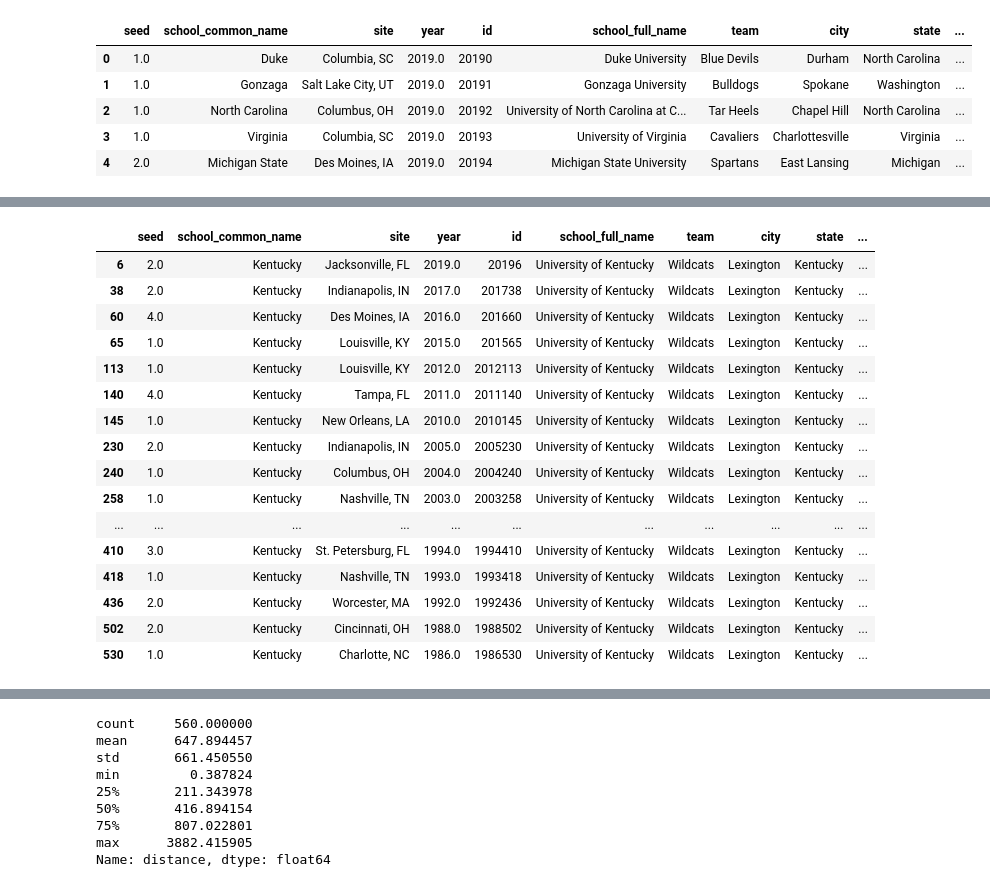
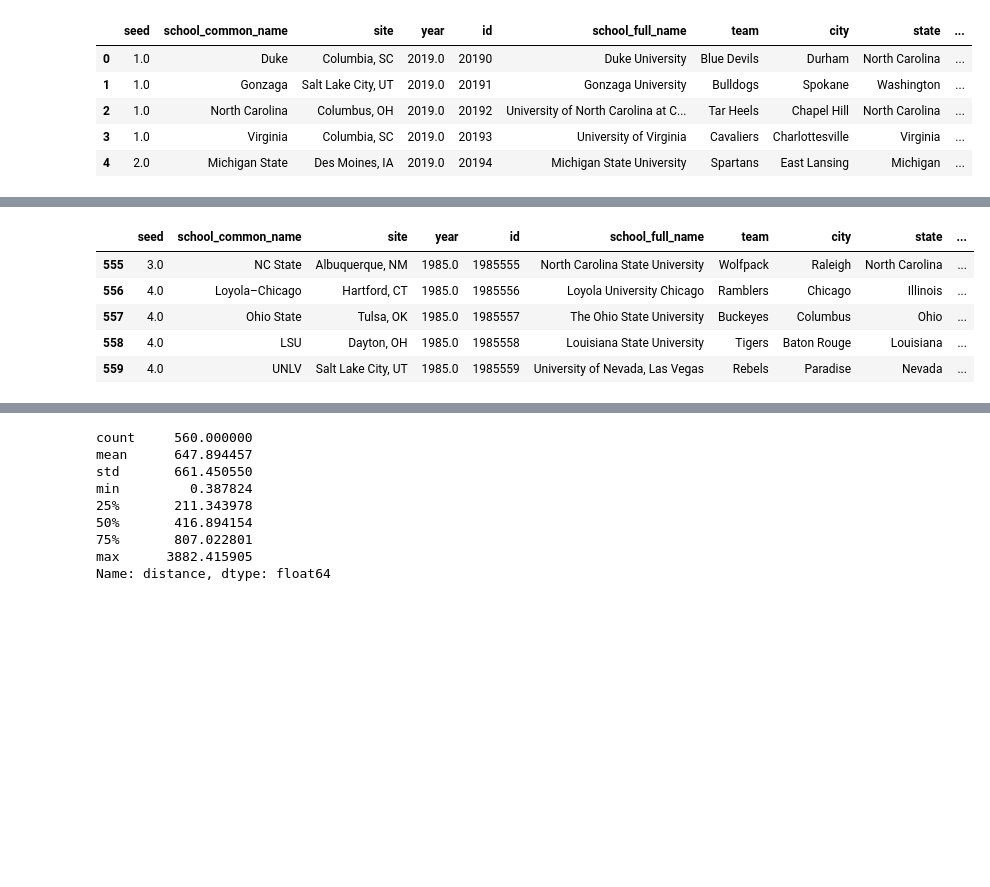
Before and after one commit to laurenoldham1202/final-project, a Jupyter notebook: notebooks/analysis.ipynb, the cells around one changed output, grey strips where cells are left out. Drawn from its saved outputs; the diff is of its cells as text; code cells hidden in the pictures; blank space fills up the shorter version.

Commit message:
Clean analysis notebook and add both unweighted and weighted distance aggregations

```diff
--- a/notebooks/analysis.ipynb
+++ b/notebooks/analysis.ipynb
@@ -14,15 +16,3 @@ display(data.head())
 | 2 | 1.0 | North Carolina | Columbus, OH | 2019.0 | 20192 | University of North Carolina at C... | Tar Heels | Chapel Hill | North Carolina | ... |
 | 3 | 1.0 | Virginia | Columbia, SC | 2019.0 | 20193 | University of Virginia | Cavaliers | Charlottesville | Virginia | ... |
 | 4 | 2.0 | Michigan State | Des Moines, IA | 2019.0 | 20194 | Michigan State University | Spartans | East Lansing | Michigan | ... |
-# %%
-# data.to_json('../data/cleaned/tourney-data.json', orient='records')
-# data['weighted_dist'] = []
-weights = {1: 1, 2: 0.75, 3: 0.5, 4: 0.25}
-weightedMean = []
-for i, dist in enumerate(data.distance):
-#     print(dist)
-#     print(weights[data.seed[i]])
-    weightedMean.append(dist * weights[data.seed[i]])
-weightedMean
-data['weightedDist'] = weightedMean
-data
@@ -43,20 +23,19 @@ data
+# %%
+# dictionary of weights - seeds are keys, weights are values
+weights = {1: 1, 2: 0.75, 3: 0.5, 4: 0.25}
+
+# loop through distances and apply weights based on the associated seed value
+weightedDistance = [dist * weights[data.seed[i]] for i, dist in enumerate(data.distance)]
+
+# add weighted distance column to dataframe
+data['weightedDist'] = weightedDistance
+data.tail()
+# %% [output]
+|  | seed | school_common_name | site | year | id | school_full_name | team | city | state | ... |
+| 555 | 3.0 | NC State | Albuquerque, NM | 1985.0 | 1985555 | North Carolina State University | Wolfpack | Raleigh | North Carolina | ... |
+| 556 | 4.0 | Loyola–Chicago | Hartford, CT | 1985.0 | 1985556 | Loyola University Chicago | Ramblers | Chicago | Illinois | ... |
+| 557 | 4.0 | Ohio State | Tulsa, OK | 1985.0 | 1985557 | The Ohio State University | Buckeyes | Columbus | Ohio | ... |
+| 558 | 4.0 | LSU | Dayton, OH | 1985.0 | 1985558 | Louisiana State University | Tigers | Baton Rouge | Louisiana | ... |
+| 559 | 4.0 | UNLV | Salt Lake City, UT | 1985.0 | 1985559 | University of Nevada, Las Vegas | Rebels | Paradise | Nevada | ... |
 # %%
-data.loc[data.school_common_name == 'Kentucky']
+# data.loc[data.school_common_name == 'Kentucky']
-# %% [output]
-|  | seed | school_common_name | site | year | id | school_full_name | team | city | state | ... |
-| 6 | 2.0 | Kentucky | Jacksonville, FL | 2019.0 | 20196 | University of Kentucky | Wildcats | Lexington | Kentucky | ... |
-| 38 | 2.0 | Kentucky | Indianapolis, IN | 2017.0 | 201738 | University of Kentucky | Wildcats | Lexington | Kentucky | ... |
-| 60 | 4.0 | Kentucky | Des Moines, IA | 2016.0 | 201660 | University of Kentucky | Wildcats | Lexington | Kentucky | ... |
-| 65 | 1.0 | Kentucky | Louisville, KY | 2015.0 | 201565 | University of Kentucky | Wildcats | Lexington | Kentucky | ... |
-| 113 | 1.0 | Kentucky | Louisville, KY | 2012.0 | 2012113 | University of Kentucky | Wildcats | Lexington | Kentucky | ... |
-| 140 | 4.0 | Kentucky | Tampa, FL | 2011.0 | 2011140 | University of Kentucky | Wildcats | Lexington | Kentucky | ... |
-| 145 | 1.0 | Kentucky | New Orleans, LA | 2010.0 | 2010145 | University of Kentucky | Wildcats | Lexington | Kentucky | ... |
-| 230 | 2.0 | Kentucky | Indianapolis, IN | 2005.0 | 2005230 | University of Kentucky | Wildcats | Lexington | Kentucky | ... |
-| 240 | 1.0 | Kentucky | Columbus, OH | 2004.0 | 2004240 | University of Kentucky | Wildcats | Lexington | Kentucky | ... |
-| 258 | 1.0 | Kentucky | Nashville, TN | 2003.0 | 2003258 | University of Kentucky | Wildcats | Lexington | Kentucky | ... |
-| ... | ... | ... | ... | ... | ... | ... | ... | ... | ... | ... |
-| 410 | 3.0 | Kentucky | St. Petersburg, FL | 1994.0 | 1994410 | University of Kentucky | Wildcats | Lexington | Kentucky | ... |
-| 418 | 1.0 | Kentucky | Nashville, TN | 1993.0 | 1993418 | University of Kentucky | Wildcats | Lexington | Kentucky | ... |
-| 436 | 2.0 | Kentucky | Worcester, MA | 1992.0 | 1992436 | University of Kentucky | Wildcats | Lexington | Kentucky | ... |
-| 502 | 2.0 | Kentucky | Cincinnati, OH | 1988.0 | 1988502 | University of Kentucky | Wildcats | Lexington | Kentucky | ... |
-| 530 | 1.0 | Kentucky | Charlotte, NC | 1986.0 | 1986530 | University of Kentucky | Wildcats | Lexington | Kentucky | ... |
```
Also changed, not shown: parts of 20 cells of this notebook, 8 other files.
